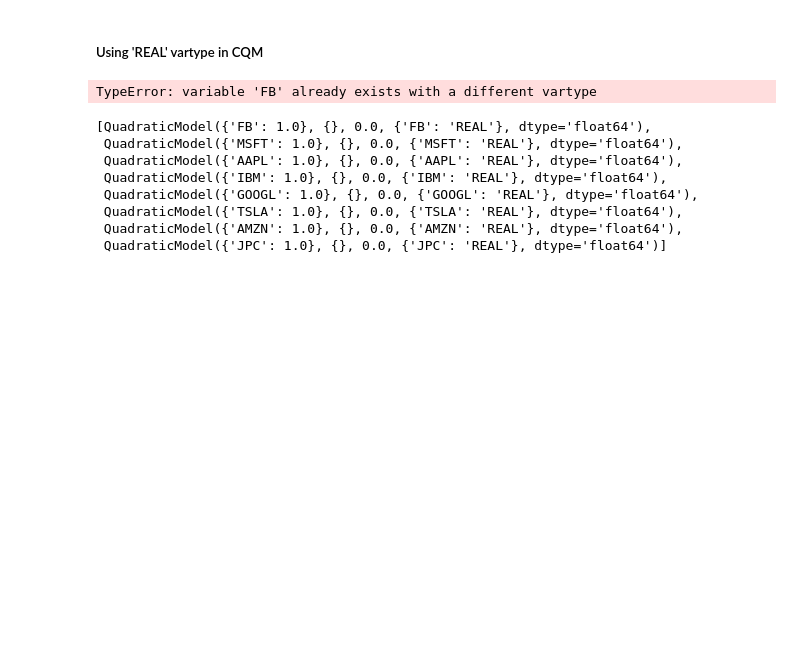
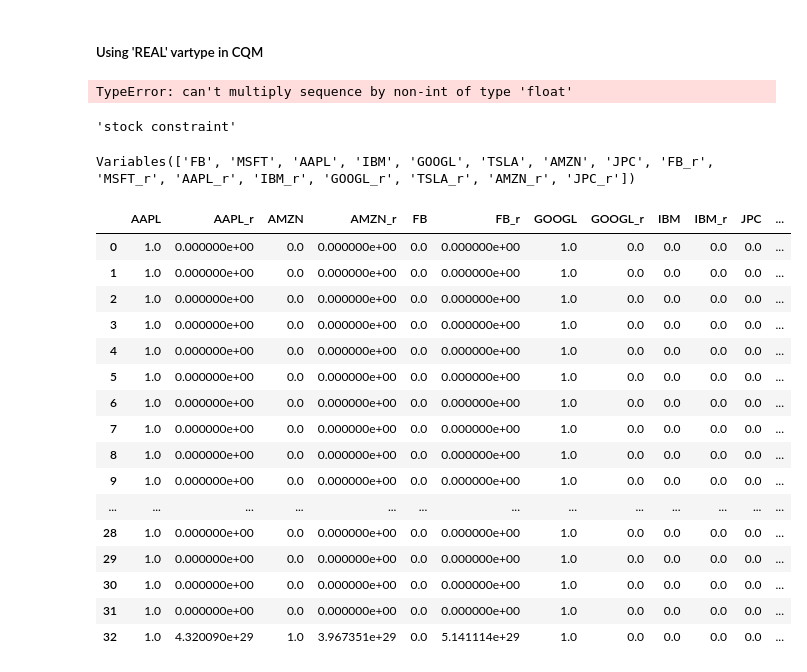
Before and after one commit to speQtrum/QulabsWorkspace-Rajarshi, a Jupyter notebook: DWave_tut/Dwave_tut_CQM.ipynb, the cells around one changed output. Saved outputs shown, nothing was run; the diff lists cells and outputs as text; code cells hidden in the pictures; blank space fills up the shorter version.

```diff
--- a/DWave_tut/Dwave_tut_CQM.ipynb
+++ b/DWave_tut/Dwave_tut_CQM.ipynb
@@ -96,7 +97,18 @@ Sample(sample={'AAPL': 1, 'AMZN': 0, 'FB': 0, 'GOOGL': 1, 'IBM': 0, 'JPC': 0, 'M
+# %%
+qm = QM()
+for stock in stocks : qm.add_variable('REAL',stock)
+
+## prepare quadratic model corresponding to portfolio
+for stock in stocks: qm.add_linear_from({stock: -1*mean_rtrn[stock]})
+for stock_i in stocks :
+    for stock_j in stocks :
+        if stock_i != stock_j: qm.add_quadratic_from({(stock_i, stock_j): +1*cov_matrix[stock_i][stock_j] })
 # %% [markdown]
 ##### Setting up CQM
 # %%
-cqm = CQM.from_bqm(bqm)
+cqm = CQM.from_qm(qm)
 # cqm.objective
 vars = cqm.variables
+# %%
+vars =  [dimod.Real(var) for var in vars ]
 # %%
@@ -106,0 +122,2 @@ cqm.add_constraint(sum(vars) <= len(vars), label= 'stock constraint')
+# %%
+sample_set_leap_real = sampler_cqm.sample_cqm(cqm)
@@ -127,16 +152,13 @@ Sample(sample={'AAPL': 1.0, 'AMZN': 0.0, 'FB': 0.0, 'GOOGL': 1.0, 'IBM': 0.0, 'J
+# %%
+cqm.set_objective('FB'+ 0.3*'IBM')
+# %% [output]
+TypeError: can't multiply sequence by non-int of type 'float'
 # %%
-vars_real =  [dimod.Real(var) for var in vars ]
+vars_real =  [dimod.Real(var) for var in cqm.variables ]
 cqm.add_constraint(sum(vars_real) <= len(vars), label= 'stock constraint')
 # %% [output]
-TypeError: variable 'FB' already exists with a different vartype
+'stock constraint'
-# %%
-vars_real
-# %% [output]
-[QuadraticModel({'FB': 1.0}, {}, 0.0, {'FB': 'REAL'}, dtype='float64'),
- QuadraticModel({'MSFT': 1.0}, {}, 0.0, {'MSFT': 'REAL'}, dtype='float64'),
- QuadraticModel({'AAPL': 1.0}, {}, 0.0, {'AAPL': 'REAL'}, dtype='float64'),
- QuadraticModel({'IBM': 1.0}, {}, 0.0, {'IBM': 'REAL'}, dtype='float64'),
- QuadraticModel({'GOOGL': 1.0}, {}, 0.0, {'GOOGL': 'REAL'}, dtype='float64'),
- QuadraticModel({'TSLA': 1.0}, {}, 0.0, {'TSLA': 'REAL'}, dtype='float64'),
- QuadraticModel({'AMZN': 1.0}, {}, 0.0, {'AMZN': 'REAL'}, dtype='float64'),
- QuadraticModel({'JPC': 1.0}, {}, 0.0, {'JPC': 'REAL'}, dtype='float64')]
+# %%
+cqm.variables
+# %% [output]
+Variables(['FB', 'MSFT', 'AAPL', 'IBM', 'GOOGL', 'TSLA', 'AMZN', 'JPC', 'FB_r', 'MSFT_r', 'AAPL_r', 'IBM_r', 'GOOGL_r', 'TSLA_r', 'AMZN_r', 'JPC_r'])
@@ -142,0 +167,20 @@ vars_real
+# %%
+sample_set_leap_real.to_pandas_dataframe()
+# %% [output]
+|  | AAPL | AAPL_r | AMZN | AMZN_r | FB | FB_r | GOOGL | GOOGL_r | IBM | IBM_r | JPC | ... |
+| 0 | 1.0 | 0.000000e+00 | 0.0 | 0.000000e+00 | 0.0 | 0.000000e+00 | 1.0 | 0.0 | 0.0 | 0.0 | 0.0 | ... |
+| 1 | 1.0 | 0.000000e+00 | 0.0 | 0.000000e+00 | 0.0 | 0.000000e+00 | 1.0 | 0.0 | 0.0 | 0.0 | 0.0 | ... |
+| 2 | 1.0 | 0.000000e+00 | 0.0 | 0.000000e+00 | 0.0 | 0.000000e+00 | 1.0 | 0.0 | 0.0 | 0.0 | 0.0 | ... |
+| 3 | 1.0 | 0.000000e+00 | 0.0 | 0.000000e+00 | 0.0 | 0.000000e+00 | 1.0 | 0.0 | 0.0 | 0.0 | 0.0 | ... |
+| 4 | 1.0 | 0.000000e+00 | 0.0 | 0.000000e+00 | 0.0 | 0.000000e+00 | 1.0 | 0.0 | 0.0 | 0.0 | 0.0 | ... |
+| 5 | 1.0 | 0.000000e+00 | 0.0 | 0.000000e+00 | 0.0 | 0.000000e+00 | 1.0 | 0.0 | 0.0 | 0.0 | 0.0 | ... |
+| 6 | 1.0 | 0.000000e+00 | 0.0 | 0.000000e+00 | 0.0 | 0.000000e+00 | 1.0 | 0.0 | 0.0 | 0.0 | 0.0 | ... |
+| 7 | 1.0 | 0.000000e+00 | 0.0 | 0.000000e+00 | 0.0 | 0.000000e+00 | 1.0 | 0.0 | 0.0 | 0.0 | 0.0 | ... |
+| 8 | 1.0 | 0.000000e+00 | 0.0 | 0.000000e+00 | 0.0 | 0.000000e+00 | 1.0 | 0.0 | 0.0 | 0.0 | 0.0 | ... |
+| 9 | 1.0 | 0.000000e+00 | 0.0 | 0.000000e+00 | 0.0 | 0.000000e+00 | 1.0 | 0.0 | 0.0 | 0.0 | 0.0 | ... |
+| ... | ... | ... | ... | ... | ... | ... | ... | ... | ... | ... | ... | ... |
+| 28 | 1.0 | 0.000000e+00 | 0.0 | 0.000000e+00 | 0.0 | 0.000000e+00 | 1.0 | 0.0 | 0.0 | 0.0 | 0.0 | ... |
+| 29 | 1.0 | 0.000000e+00 | 0.0 | 0.000000e+00 | 0.0 | 0.000000e+00 | 1.0 | 0.0 | 0.0 | 0.0 | 0.0 | ... |
+| 30 | 1.0 | 0.000000e+00 | 0.0 | 0.000000e+00 | 0.0 | 0.000000e+00 | 1.0 | 0.0 | 0.0 | 0.0 | 0.0 | ... |
+| 31 | 1.0 | 0.000000e+00 | 0.0 | 0.000000e+00 | 0.0 | 0.000000e+00 | 1.0 | 0.0 | 0.0 | 0.0 | 0.0 | ... |
+| 32 | 1.0 | 4.320090e+29 | 1.0 | 3.967351e+29 | 0.0 | 5.141114e+29 | 1.0 | 0.0 | 0.0 | 0.0 | 0.0 | ... |
```
Also changed, not shown: parts of 19 cells of this notebook.
